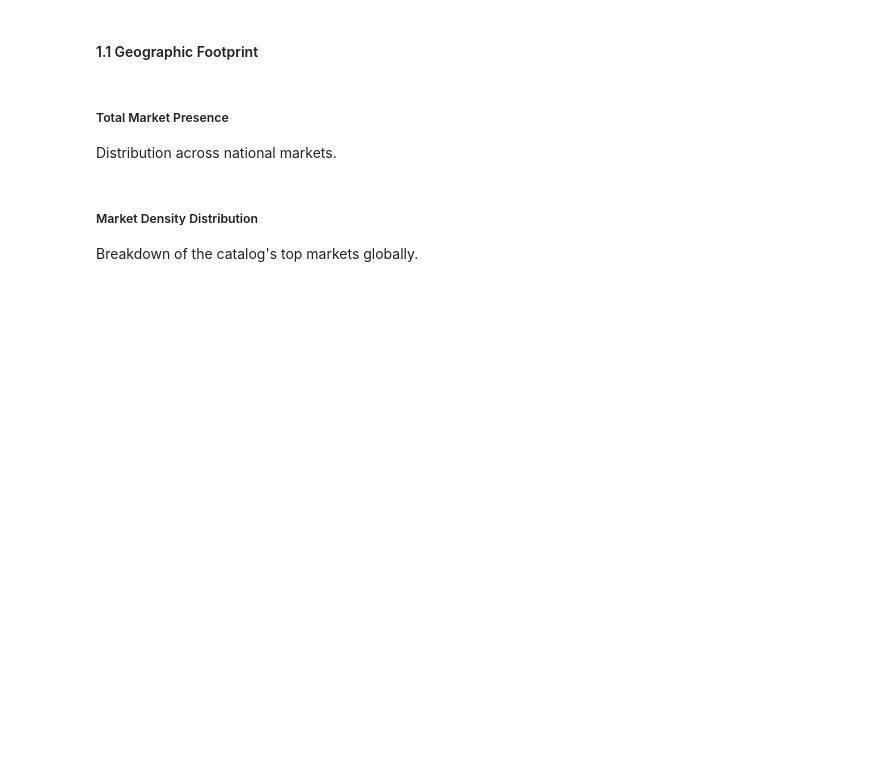
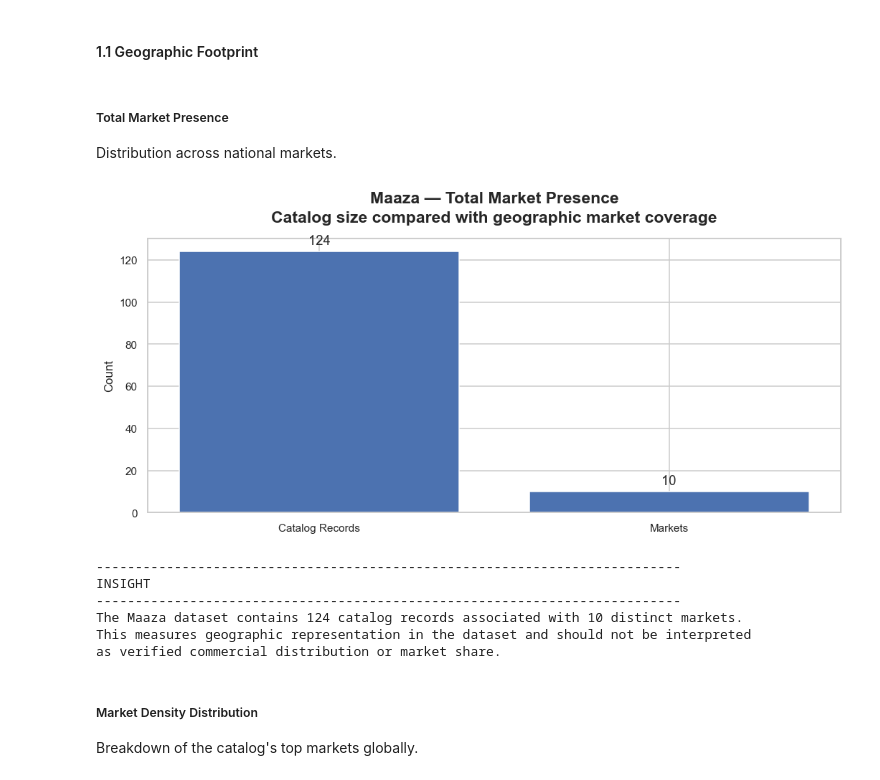
Before and after one commit to Codon-s/cpg-product-intelligence, a Jupyter notebook: report.ipynb, the cells around one changed output. Drawn from its saved outputs; the diff is of its cells as text; code cells hidden in the pictures; blank space fills up the shorter version.

Commit message:
Complete the Global Overview for Maaza

```diff
--- a/report.ipynb
+++ b/report.ipynb
@@ -1865,11 +1865,26 @@ to multiple countries have broader geographic tagging. This does not independent
 establish formulation equivalence.
 # %% [markdown]
 ### Brand: Maaza
+# %%
+Mz = GlobalAnalysis(
+    maaza,
+    brand="Maaza"
+)
 # %% [markdown]
 #### 1.1 Geographic Footprint
 # %% [markdown]
 ##### Total Market Presence
 Distribution across national markets.
+# %%
+Mz.total_market_presence()
+# %% [output]
+[figure, added]
+---------------------------------------------------------------------------
+INSIGHT
+---------------------------------------------------------------------------
+The Maaza dataset contains 124 catalog records associated with 10 distinct markets.
+This measures geographic representation in the dataset and should not be interpreted
+as verified commercial distribution or market share.
 # %% [markdown]
 ##### Market Density Distribution
 Breakdown of the catalog's top markets globally.
```
Also changed, not shown: parts of 9 cells of this notebook.
